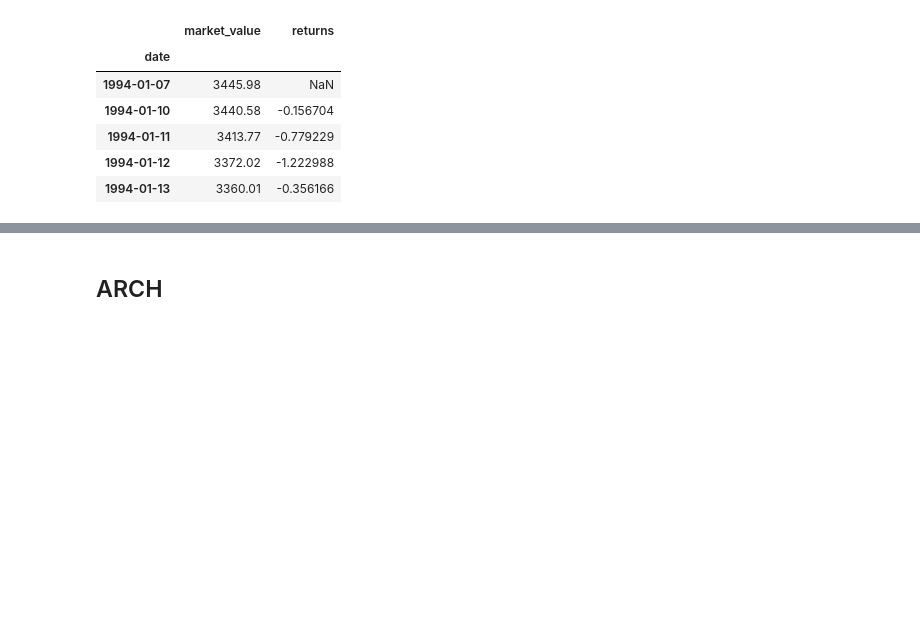
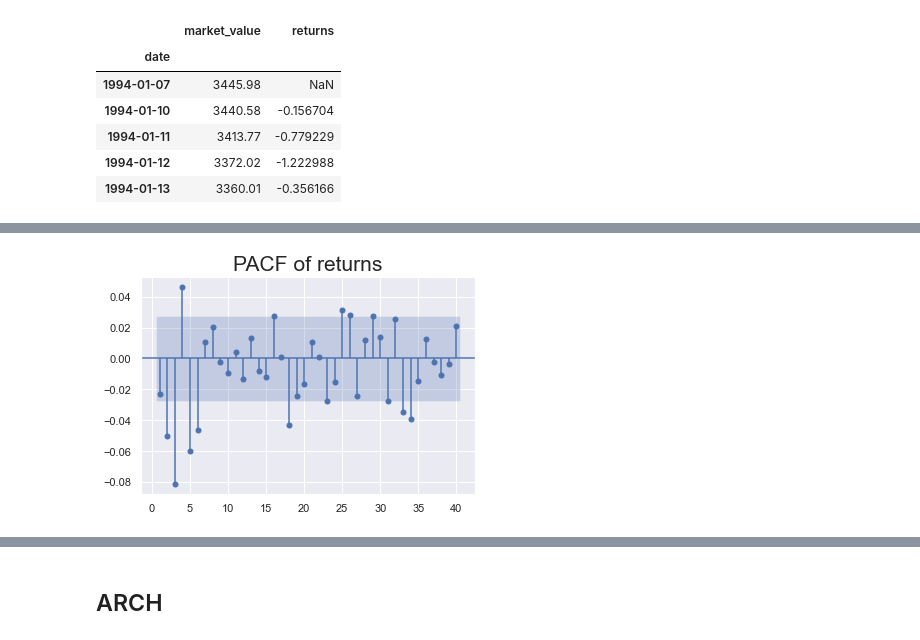
Before and after one commit to Adipiz/SeriesTemporales, a Jupyter notebook: Temas/8.0 ARCH/ARCH Simple.ipynb, the cells around one changed output, grey strips where cells are left out. Drawn from its saved outputs; the diff is of its cells as text; code cells hidden in the pictures; blank space fills up the shorter version.

```diff
--- a/Temas/8.0 ARCH/ARCH Simple.ipynb
+++ b/Temas/8.0 ARCH/ARCH Simple.ipynb
@@ -123,0 +162,7 @@ df.head()
+# %%
+# Mirar plot con función de autocorrelación parcial de los retornos y retornos al cuadrado
+sgt.plot_pacf(df.returns[1:], lags = 40, alpha = 0.05, zero = False, method = ('ols'))
+plt.title("PACF of returns", size = 21)
+plt.show()
+# %% [output]
+[figure, added]
```
Also changed, not shown: parts of 15 cells of this notebook.
